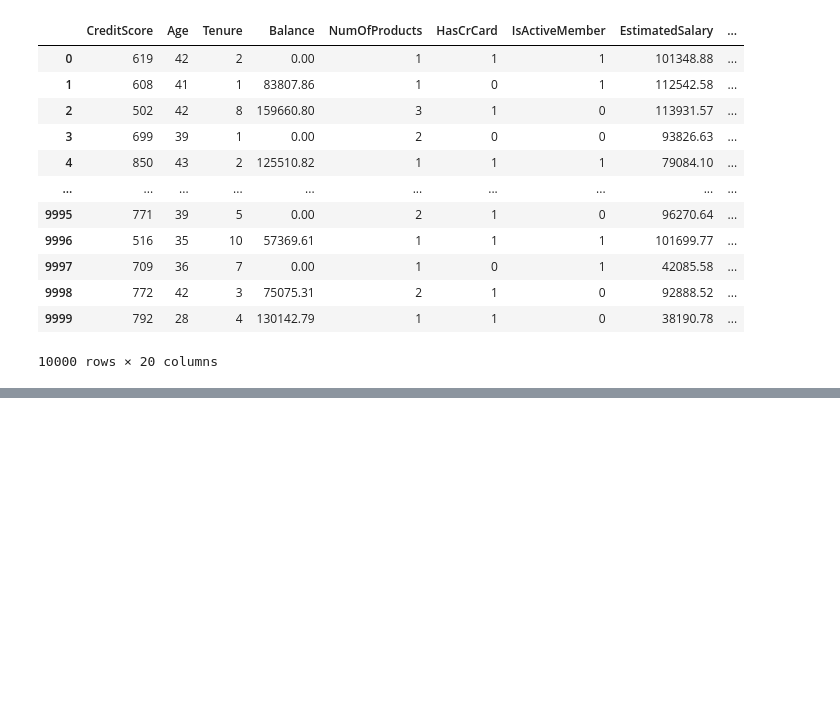
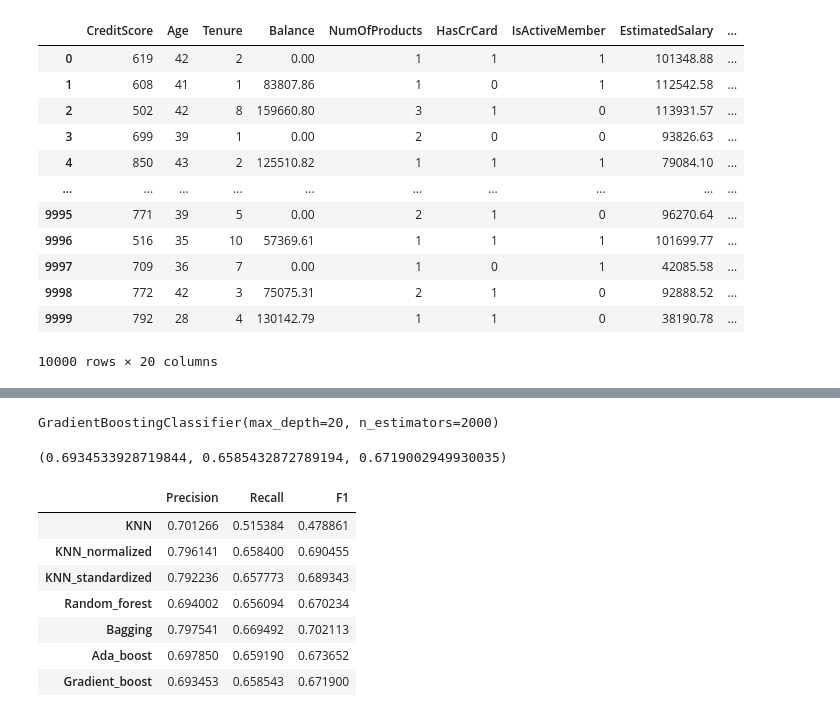
Before and after one commit to alicia-perez-diez/bank_churn_project, a Jupyter notebook: notebooks/main.ipynb, the cells around one changed output, grey strips where cells are left out. Cells and saved outputs as stored; diff of their text form; code cells hidden in the pictures; blank space fills up the shorter version.

```diff
--- a/notebooks/main.ipynb
+++ b/notebooks/main.ipynb
@@ -592,0 +772,41 @@ fig.show()
+# %%
+#entrenamos el modelo
+gb_reg.fit(X_train_norm, y_train)
+# %% [output]
+GradientBoostingClassifier(max_depth=20, n_estimators=2000)
+# %%
+pred = gb_reg.predict(X_test_norm)
+
+precision_gradient_boost  = precision_score(y_test, pred, average='macro')
+recall_gradient_boost  = recall_score(y_test, pred, average='macro')
+f1_gradient_boost  = f1_score(y_test, pred, average='macro')
+
+precision_gradient_boost, recall_gradient_boost, f1_gradient_boost
+# %% [output]
+(0.6934533928719844, 0.6585432872789194, 0.6719002949930035)
+# %%
+#creamos un diccionario para almacenar los resultados de los modelos
+results = {}
+# %%
+#agregamos los resultados del modelo KNN
+results['KNN'] = {'Precision': knn_precision, 'Recall': knn_recall, 'F1': knn_f1}
+results['KNN_normalized'] = {'Precision': precision_norm, 'Recall': recall_norm, 'F1': f1_norm}
+results['KNN_standardized'] = {'Precision': precision_standardized, 'Recall': recall_standardized, 'F1': f1_standardized}
+results['Random_forest'] = {'Precision': precision_forest, 'Recall': recall_forest, 'F1': f1_forest}
+results['Bagging'] = {'Precision': precision_bagging, 'Recall': recall_bagging, 'F1': f1_bagging}
+results['Ada_boost'] = {'Precision': precision_ada_boost, 'Recall': recall_ada_boost, 'F1': f1_ada_boost}
+results['Gradient_boost'] = {'Precision': precision_gradient_boost, 'Recall': recall_gradient_boost, 'F1': f1_gradient_boost}
+# %%
+#creamos un dataframe a partir del diccionario de resultados
+results_df = pd.DataFrame.from_dict(results, orient='index')
+# %%
+results_df
+# %% [output]
+|  | Precision | Recall | F1 |
+| KNN | 0.701266 | 0.515384 | 0.478861 |
+| KNN_normalized | 0.796141 | 0.658400 | 0.690455 |
+| KNN_standardized | 0.792236 | 0.657773 | 0.689343 |
+| Random_forest | 0.694002 | 0.656094 | 0.670234 |
+| Bagging | 0.797541 | 0.669492 | 0.702113 |
+| Ada_boost | 0.697850 | 0.659190 | 0.673652 |
+| Gradient_boost | 0.693453 | 0.658543 | 0.671900 |
```
Also changed, not shown: parts of 44 cells of this notebook, 1 other file.
